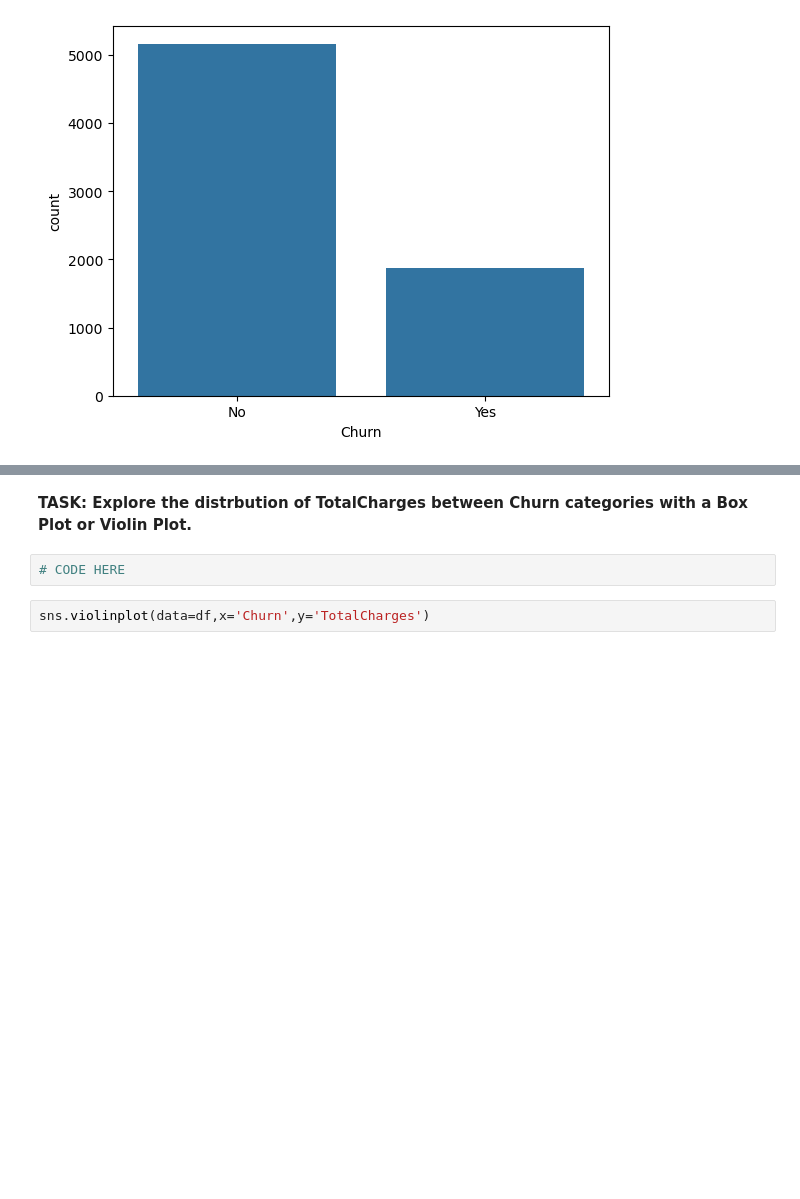
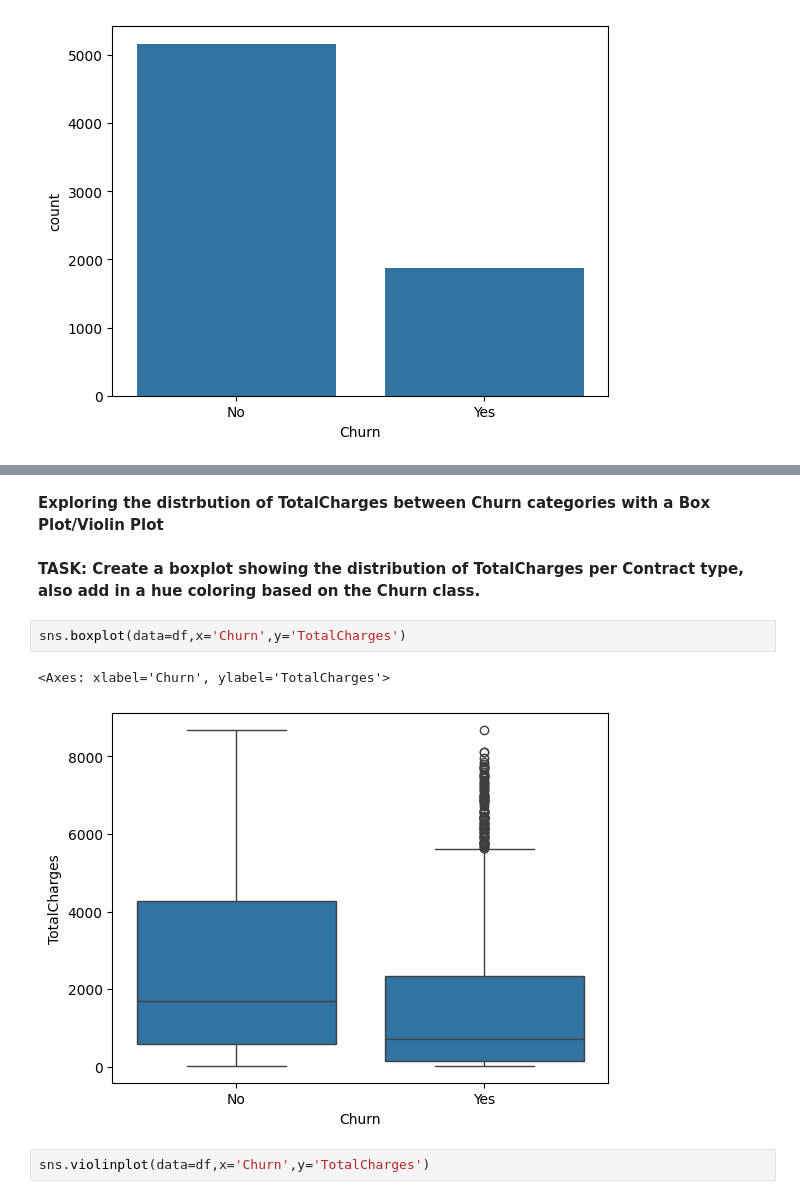
Before and after one commit to surajdwivedi0307/Projects, a Jupyter notebook: Churnprediction/01-Sup-Learning-Capstone-Tree-Methods-SOLNs.ipynb, the cells around one changed output, grey strips where cells are left out. Saved outputs shown, nothing was run; the diff lists cells and outputs as text; blank space fills up the shorter version.

```diff
--- a/Churnprediction/01-Sup-Learning-Capstone-Tree-Methods-SOLNs.ipynb
+++ b/Churnprediction/01-Sup-Learning-Capstone-Tree-Methods-SOLNs.ipynb
@@ -135,7 +93,12 @@ sns.countplot(data=df,x='Churn')
 # %% [markdown]
-**TASK: Explore the distrbution of TotalCharges between Churn categories with a Box Plot or Violin Plot.**
+**Exploring the distrbution of TotalCharges between Churn categories with a Box Plot/Violin Plot**
-# %%
-# CODE HERE
+# %% [markdown]
+**TASK: Create a boxplot showing the distribution of TotalCharges per Contract type, also add in a hue coloring based on the Churn class.**
+# %%
+sns.boxplot(data=df,x='Churn',y='TotalCharges')
+# %% [output]
+<Axes: xlabel='Churn', ylabel='TotalCharges'>
+[figure, added]
 # %%
 sns.violinplot(data=df,x='Churn',y='TotalCharges')
 # %% [output]
```
Also changed, not shown: parts of 89 cells of this notebook.
